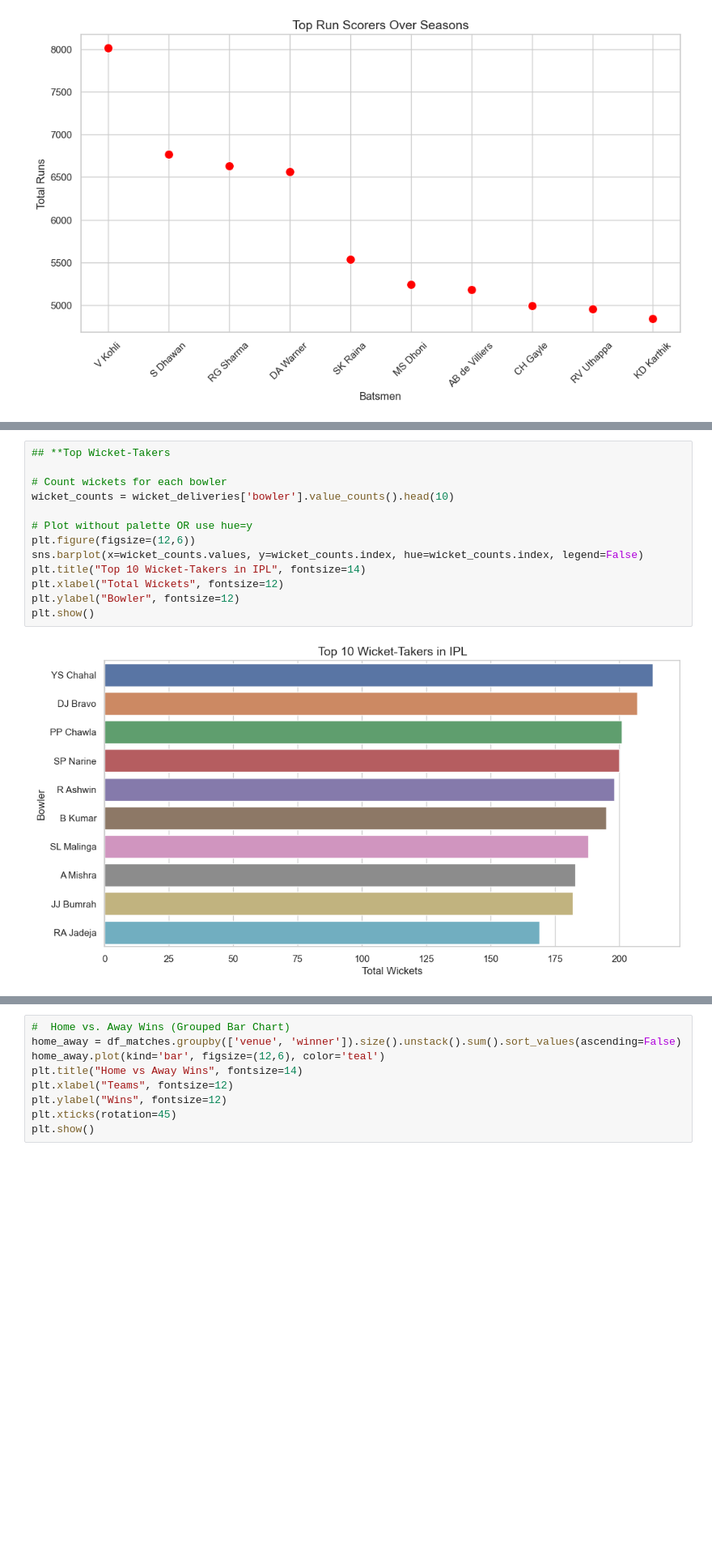
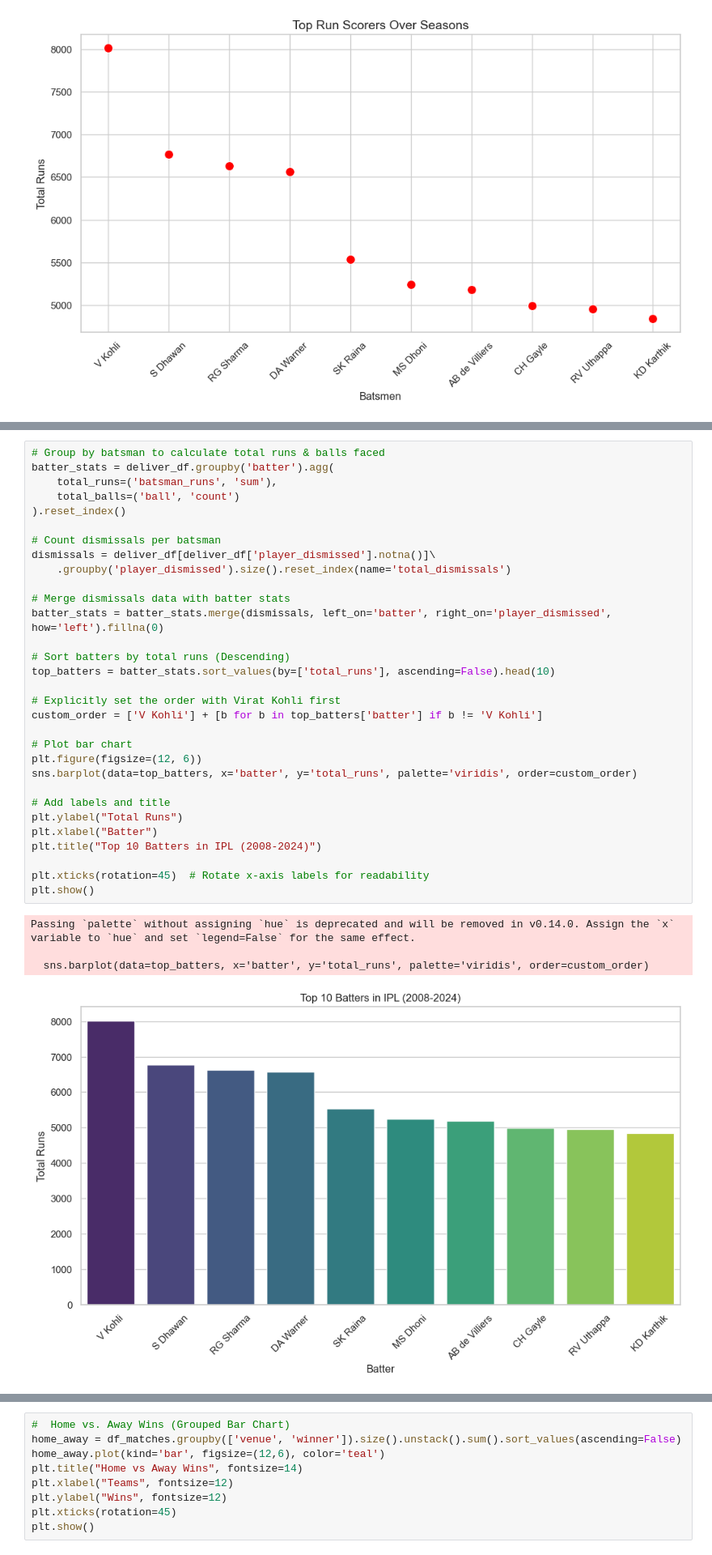
Before and after one commit to kanthiprasad26/Project-1, a Jupyter notebook: project-1(IPL Dataset).ipynb, the cells around one changed output, grey strips where cells are left out. Shown at 81% size. Saved outputs shown, nothing was run; the diff lists cells and outputs as text; blank space fills up the shorter version.

```diff
--- a/project-1(IPL Dataset).ipynb
+++ b/project-1(IPL Dataset).ipynb
@@ -532,15 +533,36 @@ Passing `palette` without assigning `hue` is deprecated and will be removed in v
-# %%
-## **Top Wicket-Takers
-
-# Count wickets for each bowler
-wicket_counts = wicket_deliveries['bowler'].value_counts().head(10)
-
-# Plot without palette OR use hue=y
-plt.figure(figsize=(12,6))
-sns.barplot(x=wicket_counts.values, y=wicket_counts.index, hue=wicket_counts.index, legend=False)
-plt.title("Top 10 Wicket-Takers in IPL", fontsize=14)
-plt.xlabel("Total Wickets", fontsize=12)
-plt.ylabel("Bowler", fontsize=12)
-plt.show()
-# %% [output]
-[figure, removed]
+# %%
+# Group by batsman to calculate total runs & balls faced
+batter_stats = deliver_df.groupby('batter').agg(
+    total_runs=('batsman_runs', 'sum'),
+    total_balls=('ball', 'count')
+).reset_index()
+
+# Count dismissals per batsman
+dismissals = deliver_df[deliver_df['player_dismissed'].notna()]\
+    .groupby('player_dismissed').size().reset_index(name='total_dismissals')
+
+# Merge dismissals data with batter stats
+batter_stats = batter_stats.merge(dismissals, left_on='batter', right_on='player_dismissed', how='left').fillna(0)
+
+# Sort batters by total runs (Descending)
+top_batters = batter_stats.sort_values(by=['total_runs'], ascending=False).head(10)
+
+# Explicitly set the order with Virat Kohli first
+custom_order = ['V Kohli'] + [b for b in top_batters['batter'] if b != 'V Kohli']
+
+# Plot bar chart
+plt.figure(figsize=(12, 6))
+sns.barplot(data=top_batters, x='batter', y='total_runs', palette='viridis', order=custom_order)
+
+# Add labels and title
+plt.ylabel("Total Runs")
+plt.xlabel("Batter")
+plt.title("Top 10 Batters in IPL (2008-2024)")
+
+plt.xticks(rotation=45)  # Rotate x-axis labels for readability
+plt.show()
+# %% [output]
+Passing `palette` without assigning `hue` is deprecated and will be removed in v0.14.0. Assign the `x` variable to `hue` and set `legend=False` for the same effect.
+
+  sns.barplot(data=top_batters, x='batter', y='total_runs', palette='viridis', order=custom_order)
+[figure, added]
```
Also changed, not shown: parts of 9 cells of this notebook, 1 other file.
